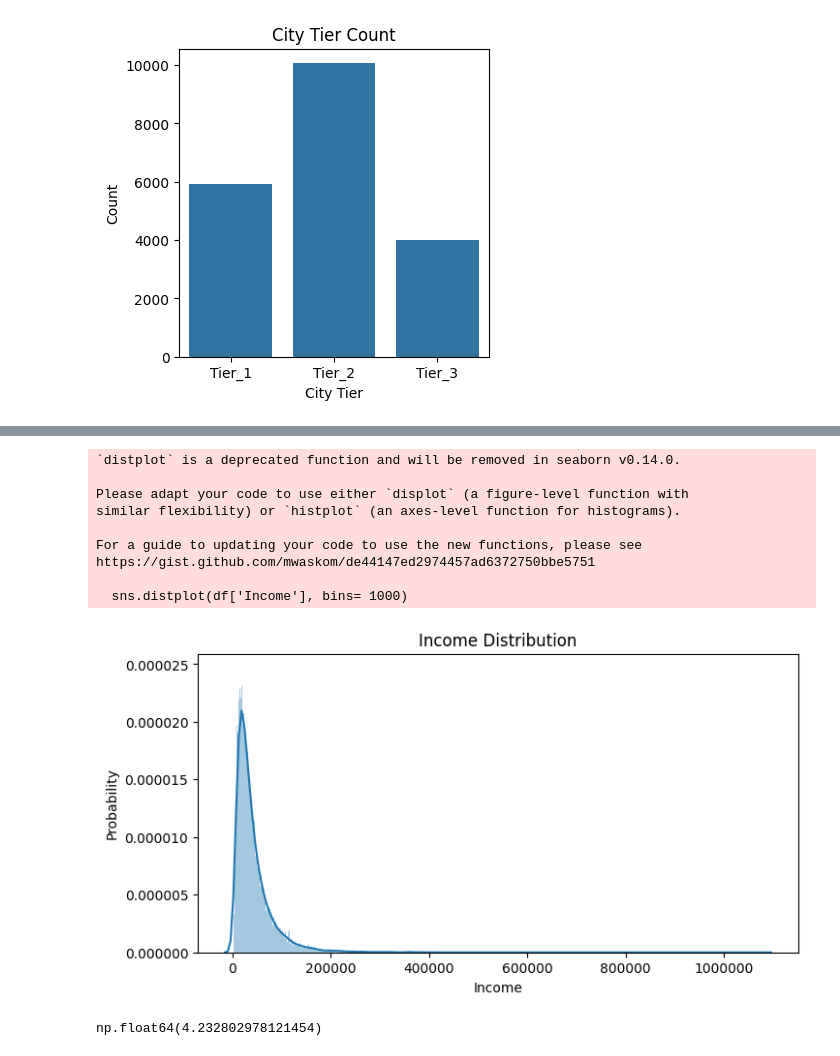
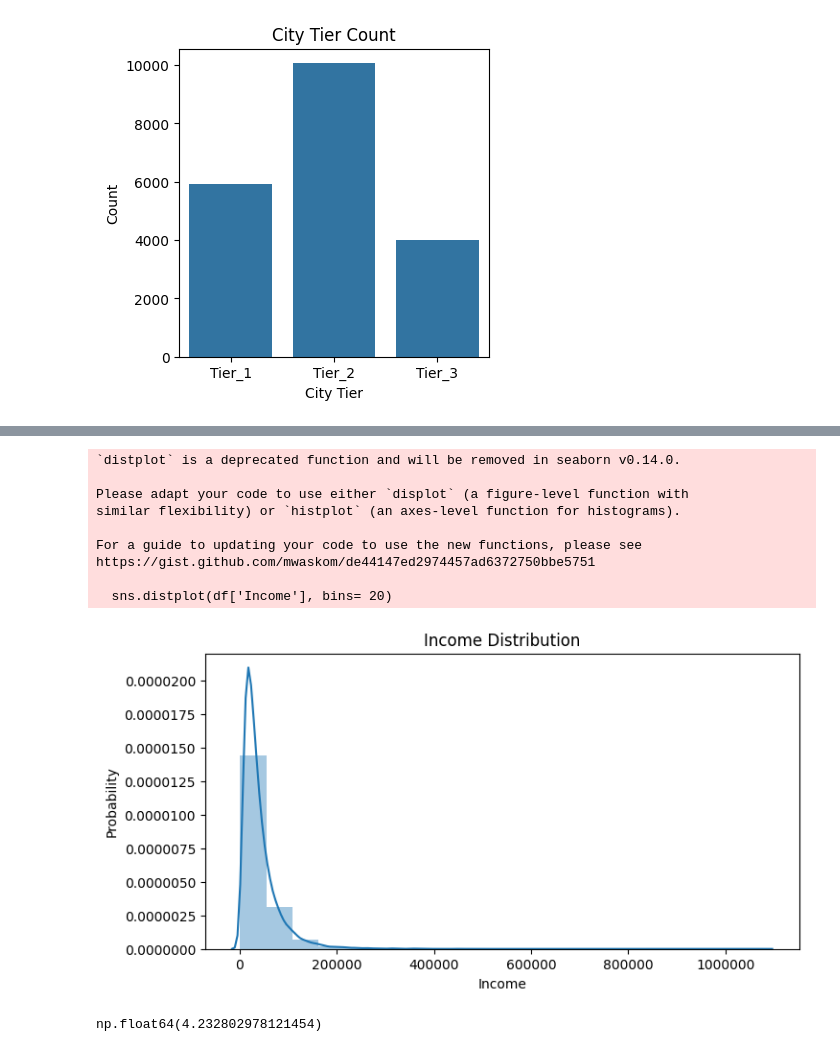
Before and after one commit to CaptainLevy/personal-finance-advisor, a Jupyter notebook: Personal-Finance-advisor.ipynb, the cells around one changed output, grey strips where cells are left out. Cells and saved outputs as stored; diff of their text form; code cells hidden in the pictures.

```diff
--- a/Personal-Finance-advisor.ipynb
+++ b/Personal-Finance-advisor.ipynb
@@ -102,0 +117,2 @@ df.corr(numeric_only=True)
+# %%
+df['Saving_Rate'] = df['Disposable_Income']/df['Income']
@@ -102,0 +132,8 @@ df.corr(numeric_only=True)
+# %%
+df.insert(19, 'Saving_Rate', df.pop('Saving_Rate'))
+# %%
+df.insert( 28, 'Total_Potential_Savings', df[['Potential_Savings_Groceries', 'Saving_Rate',
+       'Potential_Savings_Transport', 'Potential_Savings_Eating_Out',
+       'Potential_Savings_Entertainment', 'Potential_Savings_Utilities',
+       'Potential_Savings_Healthcare', 'Potential_Savings_Education',
+       'Potential_Savings_Miscellaneous']].sum(axis=1))
@@ -102,0 +150,6 @@ df.corr(numeric_only=True)
+# %%
+df = df.drop(['Potential_Savings_Groceries',
+       'Potential_Savings_Transport', 'Potential_Savings_Eating_Out',
+       'Potential_Savings_Entertainment', 'Potential_Savings_Utilities',
+       'Potential_Savings_Healthcare', 'Potential_Savings_Education',
+       'Potential_Savings_Miscellaneous'], axis=1)
@@ -136,23 +221,23 @@ plt.show()
 # %%
 plt.figure(figsize=(8,4))
-sns.distplot(df['Income'], bins= 1000)
+sns.distplot(df['Income'], bins= 20)
 plt.ticklabel_format(style='plain', axis='x')
 plt.ticklabel_format(style='plain', axis='y')
 plt.title('Income Distribution')
 plt.xlabel('Income')
 plt.ylabel('Probability')
 plt.show()
 # %% [output]
 `distplot` is a deprecated function and will be removed in seaborn v0.14.0.
 
 Please adapt your code to use either `displot` (a figure-level function with
 similar flexibility) or `histplot` (an axes-level function for histograms).
 
 For a guide to updating your code to use the new functions, please see
 https://gist.github.com/mwaskom/de44147ed2974457ad6372750bbe5751
 
-  sns.distplot(df['Income'], bins= 1000)
+  sns.distplot(df['Income'], bins= 20)
-[figure, old version]
+[figure, new version]
 # %%
 df['Income'].skew()
 # %% [output]
```
Also changed, not shown: parts of 13 cells of this notebook.
